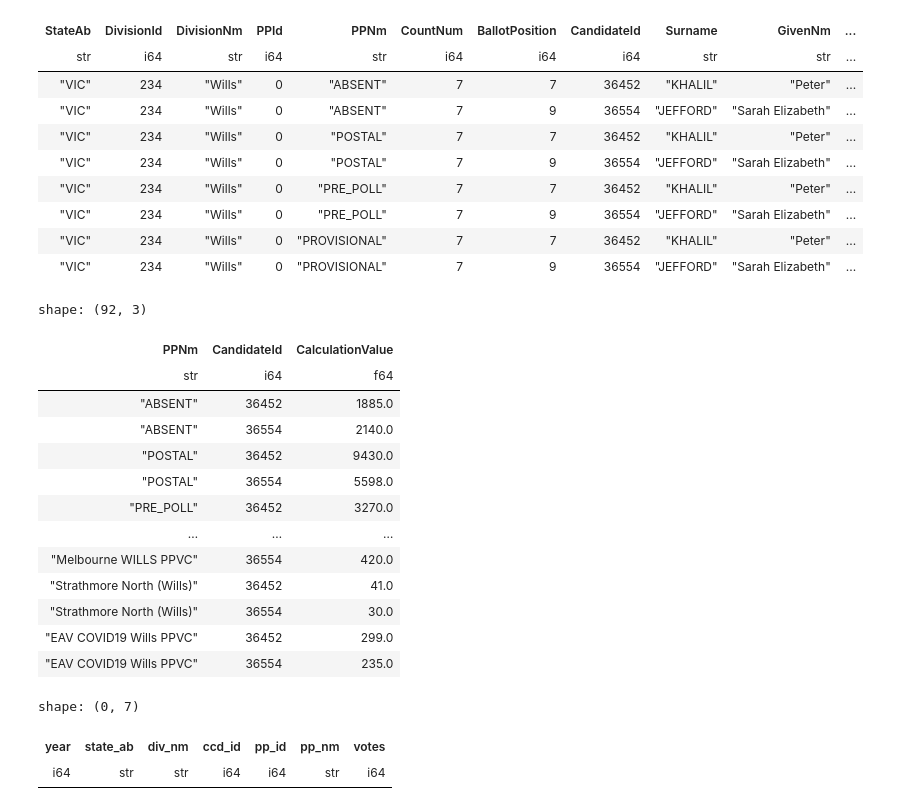
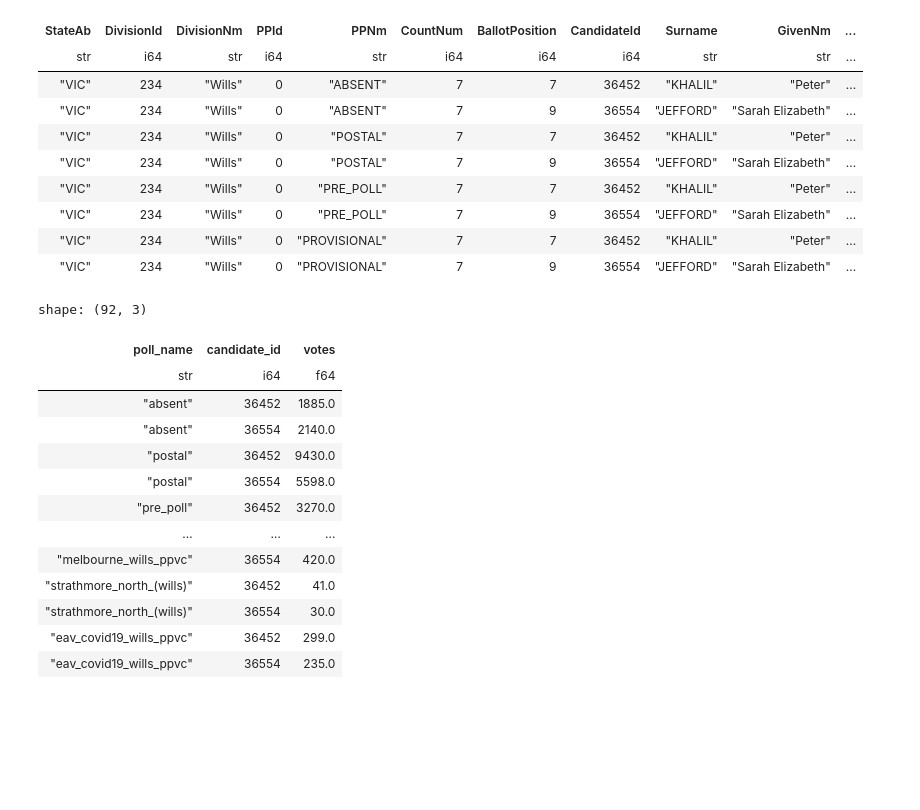
Before and after one commit to Andre-Medina/Electoralyze, a Jupyter notebook: experiments/05_electrion_data/01_federal_2022/01_processing.ipynb, the cells around one changed output. Cells and saved outputs as stored; diff of their text form; code cells hidden in the pictures; blank space fills up the shorter version.

```diff
--- a/experiments/05_electrion_data/01_federal_2022/01_processing.ipynb
+++ b/experiments/05_electrion_data/01_federal_2022/01_processing.ipynb
@@ -158,7 +299,7 @@ shape: (10, 7)
 # Testings redistributing
 # %%
 final_will_count = 7
-wills_2cp_by_pp = combined_data.filter(
+slice_2cp_by_pp = election_data.filter(
     pl.col("DivisionNm") == "Wills",
     pl.col("CountNum") == final_will_count,
     pl.col("CalculationType") == "Preference Count",
@@ -167,8 +308,8 @@ wills_2cp_by_pp = combined_data.filter(
 
 ppid = 0
 
-wills_2cp_by_pp["PPId"].unique()
-wills_2cp_by_pp.filter(pl.col("PPId") == ppid)
+slice_2cp_by_pp["PPId"].unique()
+slice_2cp_by_pp.filter(pl.col("PPId") == ppid)
 # %% [output]
 shape: (8, 15)
 | StateAb | DivisionId | DivisionNm | PPId | PPNm | CountNum | BallotPosition | CandidateId | Surname | GivenNm | ... |
@@ -181,26 +322,25 @@ shape: (8, 15)
 | "VIC" | 234 | "Wills" | 0 | "PRE_POLL" | 7 | 9 | 36554 | "JEFFORD" | "Sarah Elizabeth" | ... |
 | "VIC" | 234 | "Wills" | 0 | "PROVISIONAL" | 7 | 7 | 36452 | "KHALIL" | "Peter" | ... |
 | "VIC" | 234 | "Wills" | 0 | "PROVISIONAL" | 7 | 9 | 36554 | "JEFFORD" | "Sarah Elizabeth" | ... |
-# %%
-wills_2cp_by_pp[["PPNm", "CandidateId", "CalculationValue"]]
-# %% [output]
-shape: (92, 3)
-| PPNm | CandidateId | CalculationValue |
-| str | i64 | f64 |
-| "ABSENT" | 36452 | 1885.0 |
-| "ABSENT" | 36554 | 2140.0 |
-| "POSTAL" | 36452 | 9430.0 |
-| "POSTAL" | 36554 | 5598.0 |
-| "PRE_POLL" | 36452 | 3270.0 |
-| … | … | … |
-| "Melbourne WILLS PPVC" | 36554 | 420.0 |
-| "Strathmore North (Wills)" | 36452 | 41.0 |
-| "Strathmore North (Wills)" | 36554 | 30.0 |
-| "EAV COVID19 Wills PPVC" | 36452 | 299.0 |
-| "EAV COVID19 Wills PPVC" | 36554 | 235.0 |
-# %%
-pp_to_sa1.filter(pl.col("div_nm") == "Wills").collect()
-# %% [output]
-shape: (0, 7)
-| year | state_ab | div_nm | ccd_id | pp_id | pp_nm | votes |
-| i64 | str | str | i64 | i64 | str | i64 |
+# %%
+wills_2cp_by_pp = slice_2cp_by_pp.select(
+    clean_string("PPNm").alias("poll_name"),
+    pl.col("CandidateId").alias("candidate_id"),
+    pl.col("CalculationValue").alias("votes"),
+)
+wills_2cp_by_pp
+# %% [output]
+shape: (92, 3)
+| poll_name | candidate_id | votes |
+| str | i64 | f64 |
+| "absent" | 36452 | 1885.0 |
+| "absent" | 36554 | 2140.0 |
+| "postal" | 36452 | 9430.0 |
+| "postal" | 36554 | 5598.0 |
+| "pre_poll" | 36452 | 3270.0 |
+| … | … | … |
+| "melbourne_wills_ppvc" | 36554 | 420.0 |
+| "strathmore_north_(wills)" | 36452 | 41.0 |
+| "strathmore_north_(wills)" | 36554 | 30.0 |
+| "eav_covid19_wills_ppvc" | 36452 | 299.0 |
+| "eav_covid19_wills_ppvc" | 36554 | 235.0 |
```
Also changed, not shown: parts of 24 cells of this notebook, 3 other files.
